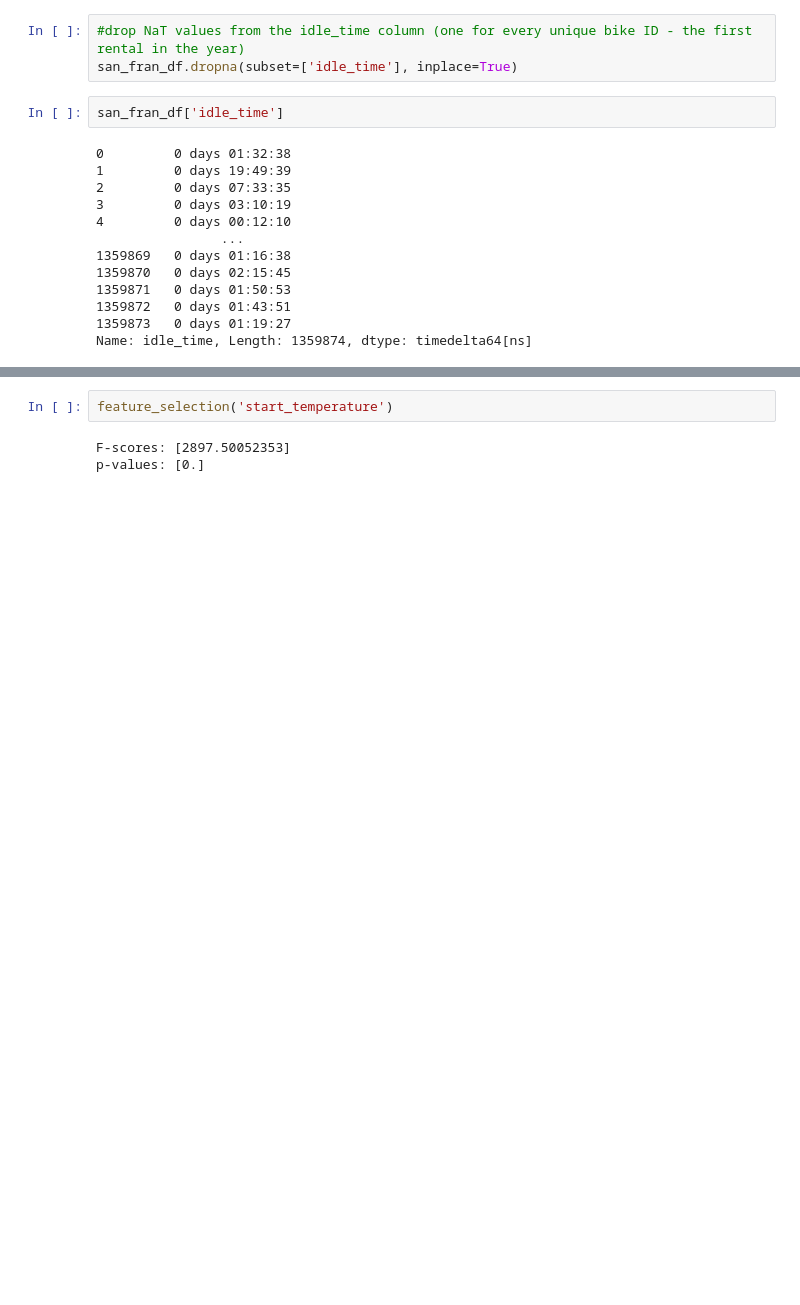
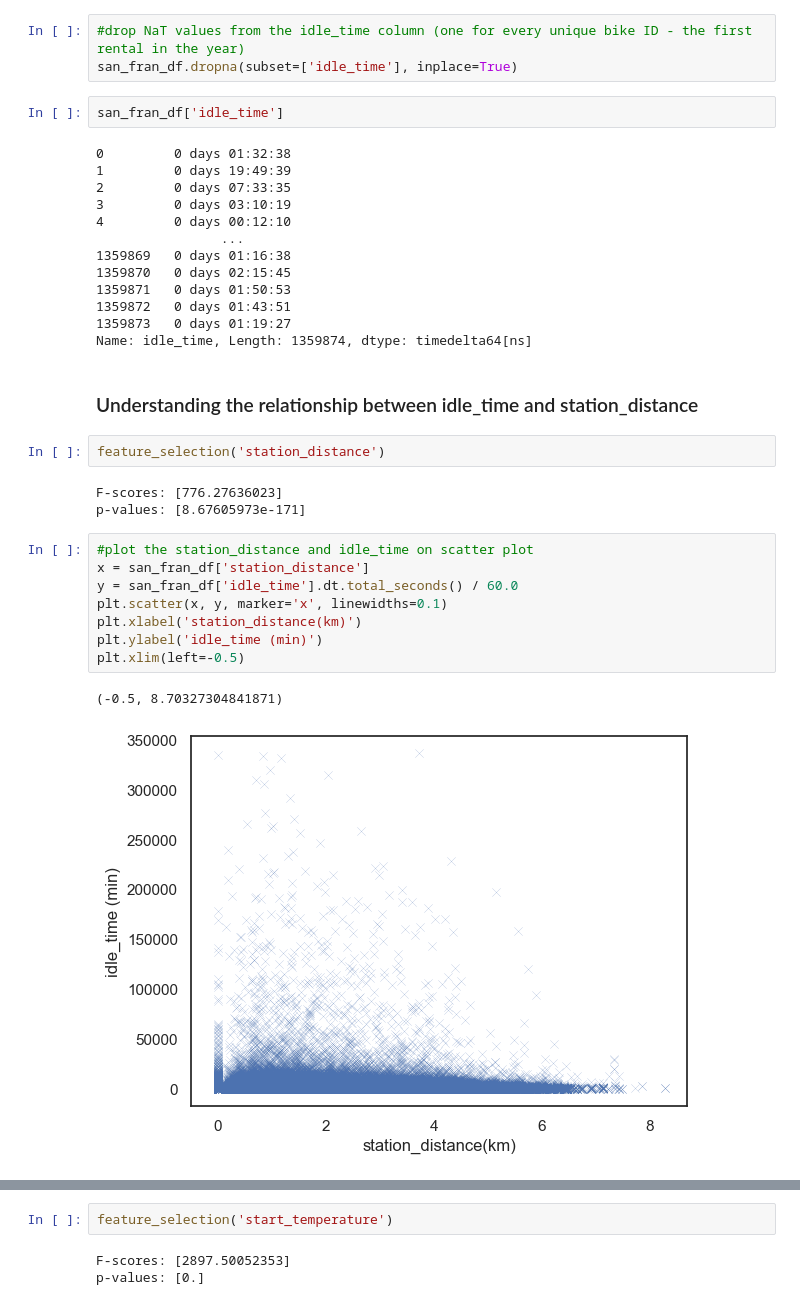
Before and after one commit to darebakdavca/Team_Project_DSML, a Jupyter notebook: Notebooks/4_Descriptive_analysis.ipynb, the cells around one changed output, grey strips where cells are left out. Saved outputs shown, nothing was run; the diff lists cells and outputs as text; blank space fills up the shorter version.

```diff
--- a/Notebooks/4_Descriptive_analysis.ipynb
+++ b/Notebooks/4_Descriptive_analysis.ipynb
@@ -424,3 +354,21 @@ san_fran_df['idle_time']
 1359872   0 days 01:43:51
 1359873   0 days 01:19:27
 Name: idle_time, Length: 1359874, dtype: timedelta64[ns]
+# %% [markdown]
+### Understanding the relationship between idle_time and station_distance
+# %%
+feature_selection('station_distance')
+# %% [output]
+F-scores: [776.27636023]
+p-values: [8.67605973e-171]
+# %%
+#plot the station_distance and idle_time on scatter plot
+x = san_fran_df['station_distance']
+y = san_fran_df['idle_time'].dt.total_seconds() / 60.0
+plt.scatter(x, y, marker='x', linewidths=0.1)
+plt.xlabel('station_distance(km)')
+plt.ylabel('idle_time (min)')
+plt.xlim(left=-0.5)
+# %% [output]
+(-0.5, 8.70327304841871)
+[figure, new version]
```
Also changed, not shown: parts of 73 cells of this notebook.
